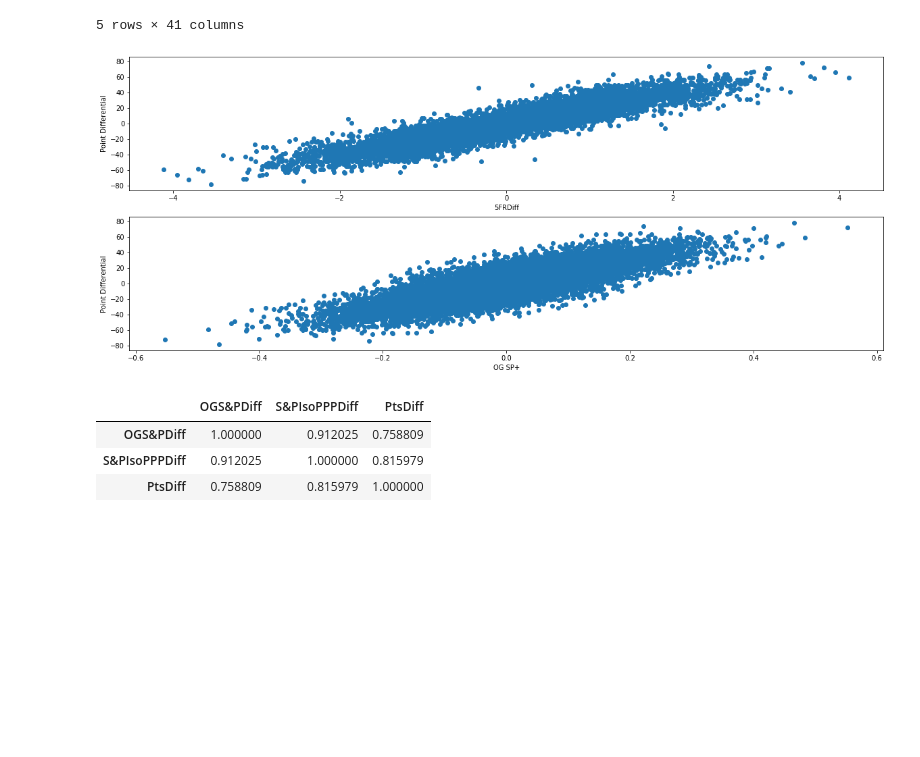
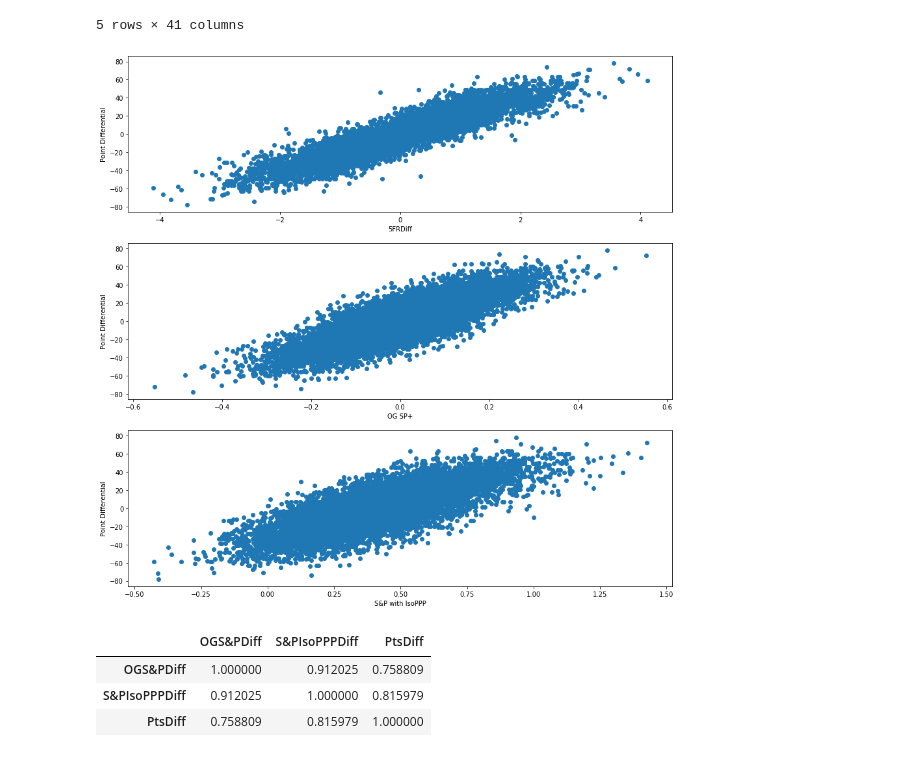
Before and after one commit to akeaswaran/cfb-pbp-analysis, a Jupyter notebook: win-prob.ipynb, the cells around one changed output. Saved outputs shown, nothing was run; the diff lists cells and outputs as text; code cells hidden in the pictures; blank space fills up the shorter version.

```diff
--- a/win-prob.ipynb
+++ b/win-prob.ipynb
@@ -366,7 +366,7 @@ def create_fp_index(team_stat_pack):
     return translate(team_stat_pack.FPDiff, -50, 50, 0, 10)
 
 def create_finish_drive_index(team_stat_pack):
-    return translate(team_stat_pack.OppPPDDiff, -7,7,0,3) + translate(team_stat_pack.OppRateDiff, -1, 1, 0, 4) + translate(team_stat_pack.OppSRDiff, -1,1,0,3)
+    return translate(team_stat_pack.OppPPDDiff, -7,7,0,3.5) + translate(team_stat_pack.OppRateDiff, -1, 1, 0, 4) + translate(team_stat_pack.OppSRDiff, -1,1,0,2.5)
     # return translate(team_stat_pack.OppSRDiff, -1, 1, 0, ((5.83 + 3.38)/2.0)) + translate(team_stat_pack.IsoPPPDiff, -1, 1, 0, ((4.17+4.41)/2.0)) + translate(team_stat_pack.OffSRDiff, -1, 1, 0, ((4.17+2.21)/2))
 
 def create_turnover_index(team_stat_pack):
@@ -546,22 +577,26 @@ stored_game_boxes.head()
 # %%
 %matplotlib inline
 import numpy as np
 from matplotlib import colors
 from matplotlib.ticker import PercentFormatter
 import matplotlib.pyplot as plt
-f, axes = plt.subplots(2, figsize=(20, 8))#plt.subplots(len(inputs), figsize=(20, len(inputs) * 8))
+f, axes = plt.subplots(3, figsize=(15, 15))#plt.subplots(len(inputs), figsize=(20, len(inputs) * 8))
 
 # for i in range(len(inputs)):
 #     inpt = inputs[i]
 axes[0].scatter(stored_game_boxes[f"5FRDiff"], stored_game_boxes.PtsDiff);
 axes[0].set_xlabel("5FRDiff")
 axes[0].set_ylabel("Point Differential");
 
 axes[1].scatter(0.86*stored_game_boxes[f"OffSRDiff"] + 0.14*stored_game_boxes[f"IsoPPPDiff"], stored_game_boxes.PtsDiff);
 axes[1].set_xlabel("OG SP+")
 axes[1].set_ylabel("Point Differential");
+
+axes[2].scatter(stored_game_boxes[f"OffSRDiff"] + stored_game_boxes[f"AvgEqPPP"], stored_game_boxes.PtsDiff);
+axes[2].set_xlabel("S&P with IsoPPP")
+axes[2].set_ylabel("Point Differential");
 # %% [output]
-[figure, old version]
+[figure, new version]
 # %%
 sp_isoppp = 0.86*stored_game_boxes[f"OffSRDiff"] + 0.14*stored_game_boxes[f"IsoPPPDiff"]
 sp_eqppp = stored_game_boxes[f"OffSRDiff"] + stored_game_boxes[f"AvgEqPPP"]
```
Also changed, not shown: parts of 22 cells of this notebook.
